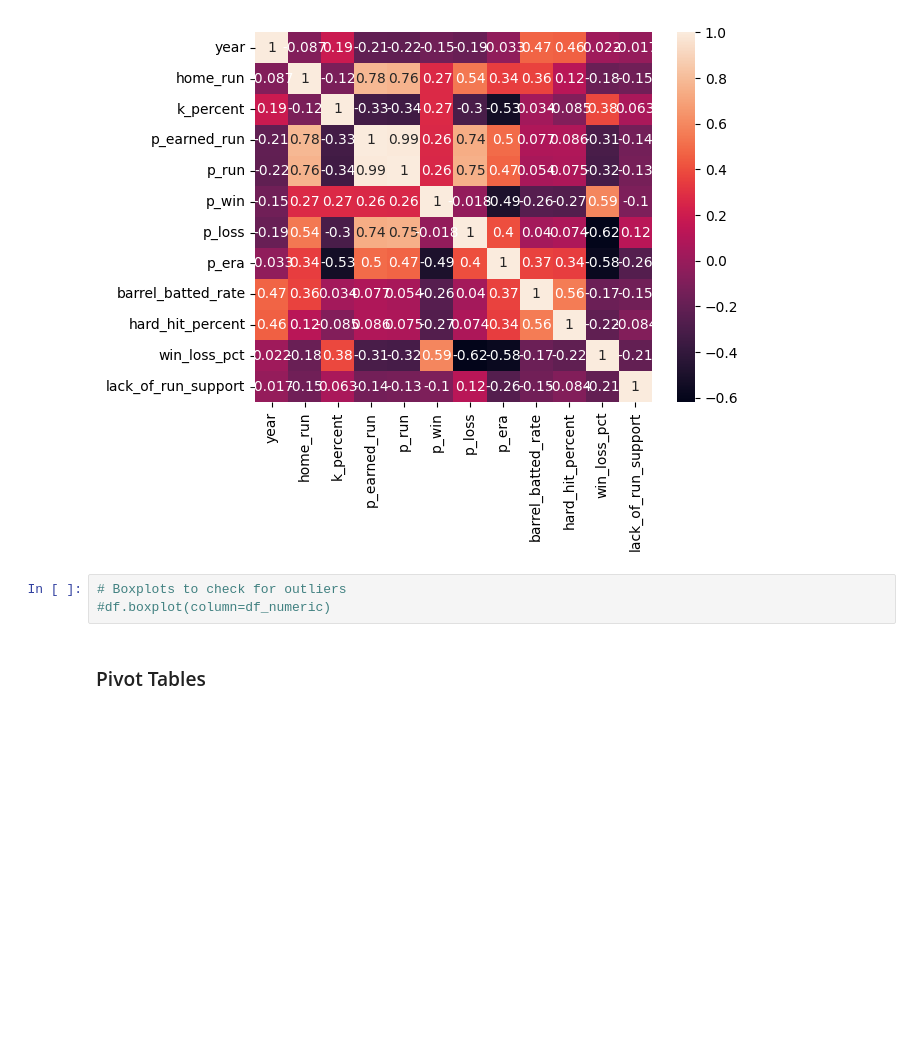
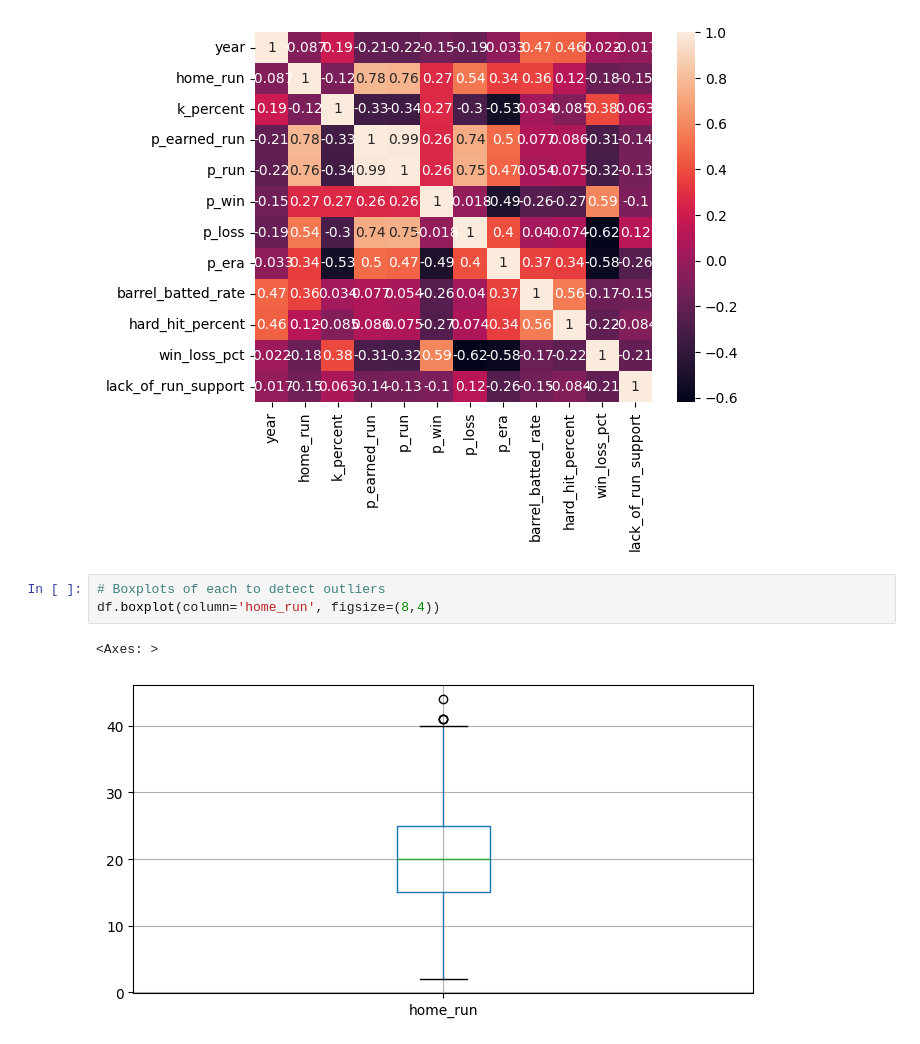
Before and after one commit to Stone-Snevets/MS-CAPSTONE--MLB-Run-Support, a Jupyter notebook: EDA.ipynb, the cells around one changed output. Saved outputs shown, nothing was run; the diff lists cells and outputs as text; blank space fills up the shorter version.

```diff
--- a/EDA.ipynb
+++ b/EDA.ipynb
@@ -118,7 +116,8 @@ sns.heatmap(correlation, xticklabels=correlation.columns, yticklabels=correlatio
 <Axes: >
 [figure]
 # %%
-# Boxplots to check for outliers
-#df.boxplot(column=df_numeric)
+# Boxplots of each to detect outliers
+df.boxplot(column='home_run', figsize=(8,4))
+# %% [output]
+<Axes: >
+[figure, added]
-# %% [markdown]
-### Pivot Tables
```
Also changed, not shown: parts of 37 cells of this notebook, 1 other file.
